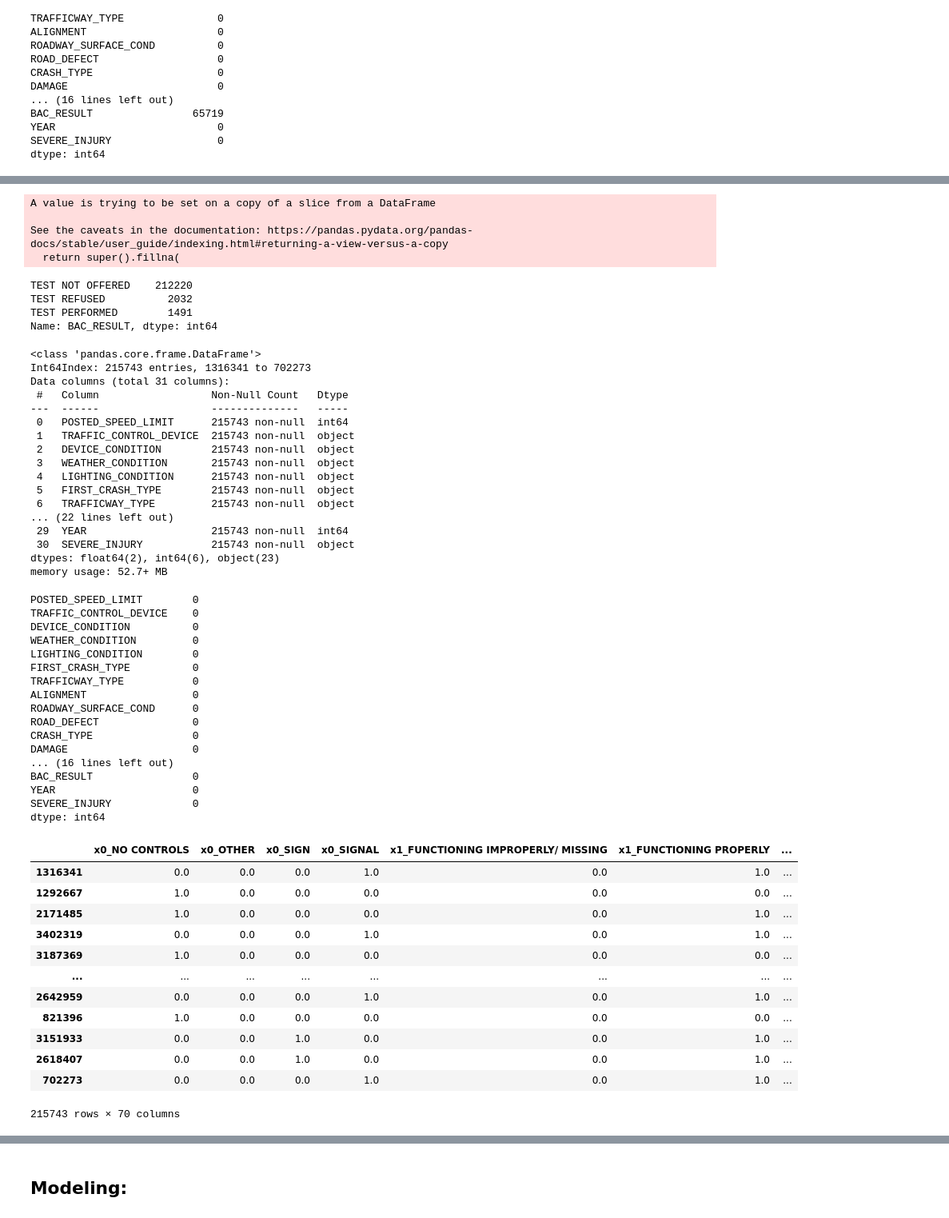
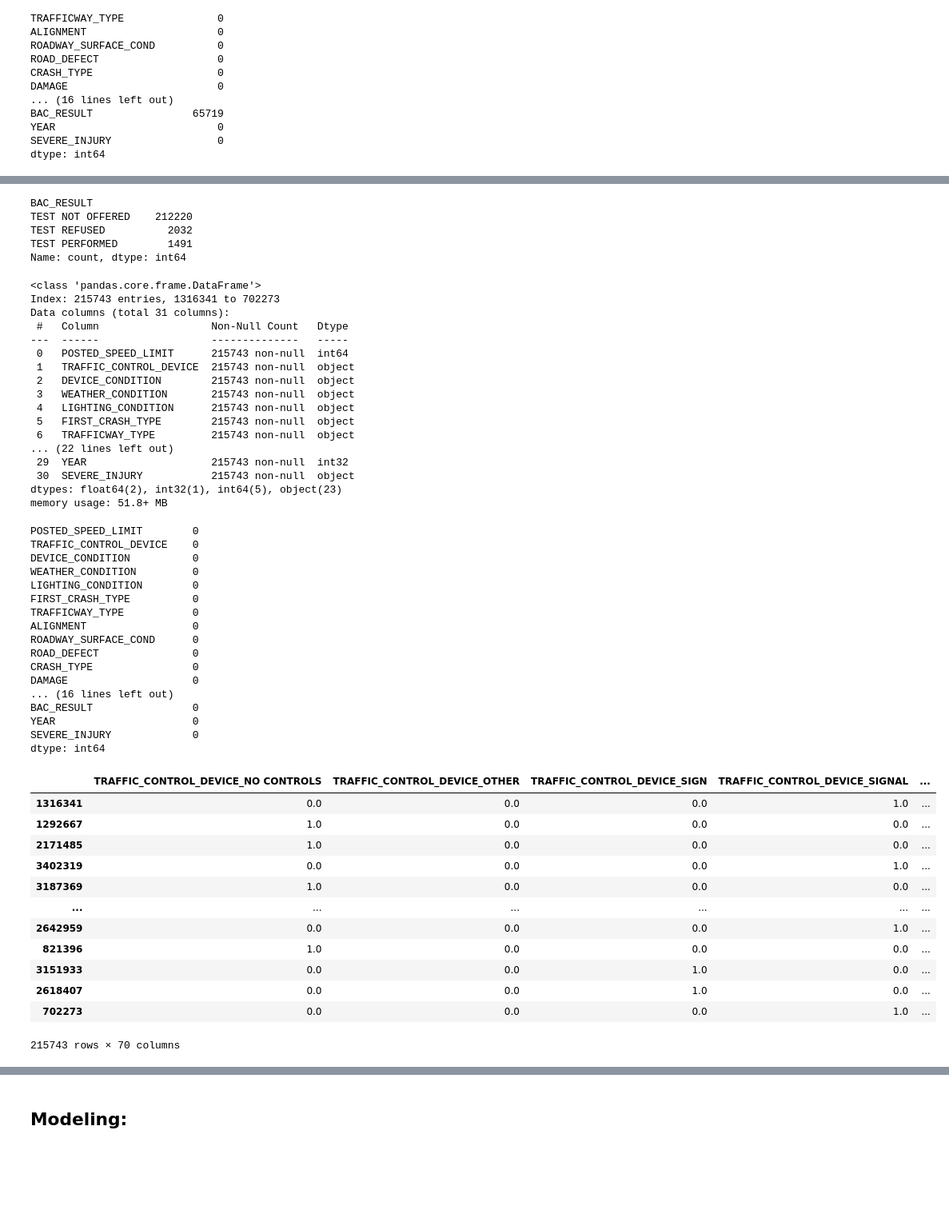
Before and after one commit to Ashendy/CarCrash_Chicago, a Jupyter notebook: DresMain.ipynb, the cells around one changed output, grey strips where cells are left out. Shown at 80% size. Cells and saved outputs as stored; diff of their text form; code cells hidden in the pictures; blank space fills up the shorter version.

```diff
--- a/DresMain.ipynb
+++ b/DresMain.ipynb
@@ -892,3 +937,6 @@ memory usage: 74.3+ MB
+# %%
+master_df.dropna(subset=["PRIM_CONTRIBUTORY_CAUSE"],inplace=True)
+master_df.dropna(subset=["SEX"], inplace=True)
 # %%
 #Set our target
 y = master_df["PRIM_CONTRIBUTORY_CAUSE"]
@@ -919,4 +967,4 @@ SEVERE_INJURY                 0
 dtype: int64
 # %%
 #SEX - drop missing values
-X_train.dropna(subset=["SEX"], inplace=True)
+# X_train.dropna(subset=["SEX"], inplace=True)
@@ -986,20 +1026,17 @@ Name: AGE, Length: 106, dtype: int64
 X_train['BAC_RESULT'].fillna(value="TEST NOT OFFERED",axis=0, inplace=True)
 X_train['BAC_RESULT'].value_counts()
 # %% [output]
-A value is trying to be set on a copy of a slice from a DataFrame
-
-See the caveats in the documentation: https://pandas.pydata.org/pandas-docs/stable/user_guide/indexing.html#returning-a-view-versus-a-copy
-  return super().fillna(
+BAC_RESULT
+TEST NOT OFFERED    212220
+TEST REFUSED          2032
+TEST PERFORMED        1491
+Name: count, dtype: int64
-TEST NOT OFFERED    212220
-TEST REFUSED          2032
-TEST PERFORMED        1491
-Name: BAC_RESULT, dtype: int64
 # %%
 X_train.info()
 X_train.isna().sum()
 # %% [output]
 <class 'pandas.core.frame.DataFrame'>
-Int64Index: 215743 entries, 1316341 to 702273
+Index: 215743 entries, 1316341 to 702273
 Data columns (total 31 columns):
  #   Column                  Non-Null Count   Dtype
 ---  ------                  --------------   -----
@@ -1011,10 +1048,10 @@ Data columns (total 31 columns):
  5   FIRST_CRASH_TYPE        215743 non-null  object
  6   TRAFFICWAY_TYPE         215743 non-null  object
 ... (22 lines left out)
- 29  YEAR                    215743 non-null  int64
+ 29  YEAR                    215743 non-null  int32
  30  SEVERE_INJURY           215743 non-null  object
-dtypes: float64(2), int64(6), object(23)
-memory usage: 52.7+ MB
+dtypes: float64(2), int32(1), int64(5), object(23)
+memory usage: 51.8+ MB
 POSTED_SPEED_LIMIT        0
 TRAFFIC_CONTROL_DEVICE    0
 DEVICE_CONDITION          0
@@ -1040,28 +1077,28 @@ category_list = ['TRAFFIC_CONTROL_DEVICE','DEVICE_CONDITION',"WEATHER_CONDITION"
 # %%
 #We will One-hot encode all of our columns
 from sklearn.preprocessing import OneHotEncoder
 
 ohe = OneHotEncoder(categories='auto')
 
 encoded_train_arr = ohe.fit_transform(X_train[category_list]).toarray()
-encoded_train_labels = ohe.get_feature_names()
+encoded_train_labels = ohe.get_feature_names_out()
 encoded_train_labels
 encoded_train_labels = np.array(encoded_train_labels).ravel()
 encoded_train_arr = pd.DataFrame(encoded_train_arr, columns = encoded_train_labels, index=X_train.index)
 encoded_train_arr
 # %% [output]
-|  | x0_NO CONTROLS | x0_OTHER | x0_SIGN | x0_SIGNAL | x1_FUNCTIONING IMPROPERLY/ MISSING | x1_FUNCTIONING PROPERLY | ... |
-| 1316341 | 0.0 | 0.0 | 0.0 | 1.0 | 0.0 | 1.0 | ... |
-| 1292667 | 1.0 | 0.0 | 0.0 | 0.0 | 0.0 | 0.0 | ... |
-| 2171485 | 1.0 | 0.0 | 0.0 | 0.0 | 0.0 | 1.0 | ... |
-| 3402319 | 0.0 | 0.0 | 0.0 | 1.0 | 0.0 | 1.0 | ... |
-| 3187369 | 1.0 | 0.0 | 0.0 | 0.0 | 0.0 | 0.0 | ... |
-| ... | ... | ... | ... | ... | ... | ... | ... |
-| 2642959 | 0.0 | 0.0 | 0.0 | 1.0 | 0.0 | 1.0 | ... |
-| 821396 | 1.0 | 0.0 | 0.0 | 0.0 | 0.0 | 0.0 | ... |
-| 3151933 | 0.0 | 0.0 | 1.0 | 0.0 | 0.0 | 1.0 | ... |
-| 2618407 | 0.0 | 0.0 | 1.0 | 0.0 | 0.0 | 1.0 | ... |
-| 702273 | 0.0 | 0.0 | 0.0 | 1.0 | 0.0 | 1.0 | ... |
+|  | TRAFFIC_CONTROL_DEVICE_NO CONTROLS | TRAFFIC_CONTROL_DEVICE_OTHER | TRAFFIC_CONTROL_DEVICE_SIGN | TRAFFIC_CONTROL_DEVICE_SIGNAL | ... |
+| 1316341 | 0.0 | 0.0 | 0.0 | 1.0 | ... |
+| 1292667 | 1.0 | 0.0 | 0.0 | 0.0 | ... |
+| 2171485 | 1.0 | 0.0 | 0.0 | 0.0 | ... |
+| 3402319 | 0.0 | 0.0 | 0.0 | 1.0 | ... |
+| 3187369 | 1.0 | 0.0 | 0.0 | 0.0 | ... |
+| ... | ... | ... | ... | ... | ... |
+| 2642959 | 0.0 | 0.0 | 0.0 | 1.0 | ... |
+| 821396 | 1.0 | 0.0 | 0.0 | 0.0 | ... |
+| 3151933 | 0.0 | 0.0 | 1.0 | 0.0 | ... |
+| 2618407 | 0.0 | 0.0 | 1.0 | 0.0 | ... |
+| 702273 | 0.0 | 0.0 | 0.0 | 1.0 | ... |
 215743 rows × 70 columns
 # %%
 #Drop the original columns and append our encoded array
```
Also changed, not shown: parts of 72 cells of this notebook, 1 other file.
